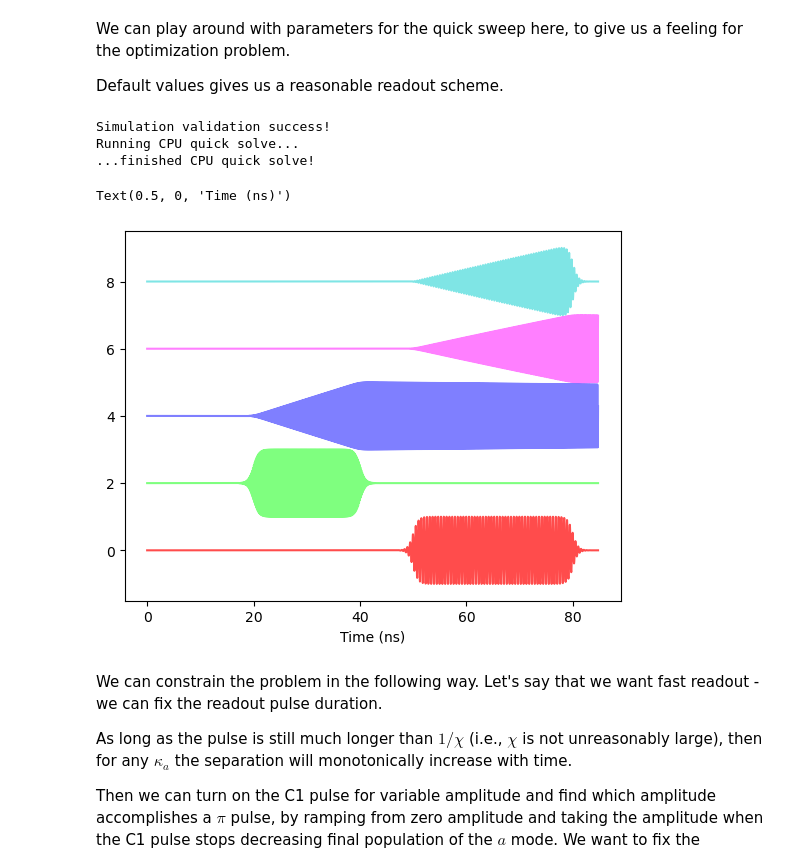
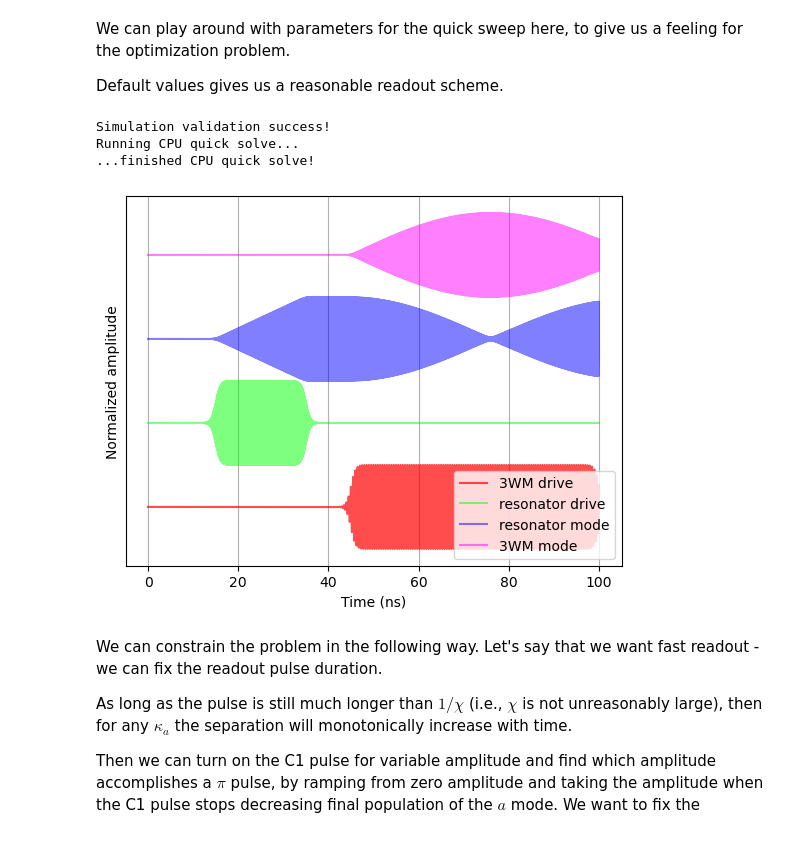
Before and after one commit to borismesits/cuda-cqed, a Jupyter notebook: notebooks/EA_C1_optimization.ipynb, the cells around one changed output. Cells and saved outputs as stored; diff of their text form; code cells hidden in the pictures.

```diff
--- a/notebooks/EA_C1_optimization.ipynb
+++ b/notebooks/EA_C1_optimization.ipynb
@@ -84,26 +80,28 @@ We can play around with parameters for the quick sweep here, to give us a feelin
 
 Default values gives us a reasonable readout scheme.
 # %%
-sim.param_dict_nosweep['logchi'] = 3
-sim.param_dict_nosweep['logka'] = 6
-sim.param_dict_nosweep['amplC1'] = 0.001
+sim.param_dict_nosweep['logchi'] = 6
+sim.param_dict_nosweep['logka'] = 5
+sim.param_dict_nosweep['amplC1'] = 0.4
 
 x, t = sim.quick_trace()
 
 plt.figure(1)
 plt.clf()
-plt.plot(t*1e9, x[0,:]/np.max(x[0,:]),color=(1,0,0,0.7))
-plt.plot(t*1e9, x[2,:]/np.max(x[2,:])+2,color=(0,1,0,0.5))
-plt.plot(t*1e9, x[4,:]/np.max(x[4,:])+4,color=(0,0,1,0.5))
-plt.plot(t*1e9, x[6,:]/np.max(x[6,:])+6,color=(1,0,1,0.5))
-plt.plot(t*1e9, x[8,:]/np.max(x[8,:])+8,color=(0,0.8,0.8,0.5))
+plt.plot(t*1e9, x[0,:]/np.max(x[0,:]),color=(1,0,0,0.7),label='3WM drive')
+plt.plot(t*1e9, x[2,:]/np.max(x[2,:])+2,color=(0,1,0,0.5),label='resonator drive')
+plt.plot(t*1e9, x[4,:]/np.max(x[4,:])+4,color=(0,0,1,0.5),label='resonator mode')
+plt.plot(t*1e9, x[6,:]/np.max(x[6,:])+6,color=(1,0,1,0.5),label='3WM mode')
 plt.xlabel('Time (ns)')
+plt.ylabel('Normalized amplitude')
+plt.legend()
+plt.yticks([])
+plt.grid()
 # %% [output]
 Simulation validation success!
 Running CPU quick solve...
 ...finished CPU quick solve!
-Text(0.5, 0, 'Time (ns)')
-[figure, old version]
+[figure, new version]
 # %% [markdown]
 We can constrain the problem in the following way. Let's say that we want fast readout - we can fix the readout pulse duration.
 
```
Also changed, not shown: parts of 17 cells of this notebook, 12 other files.
